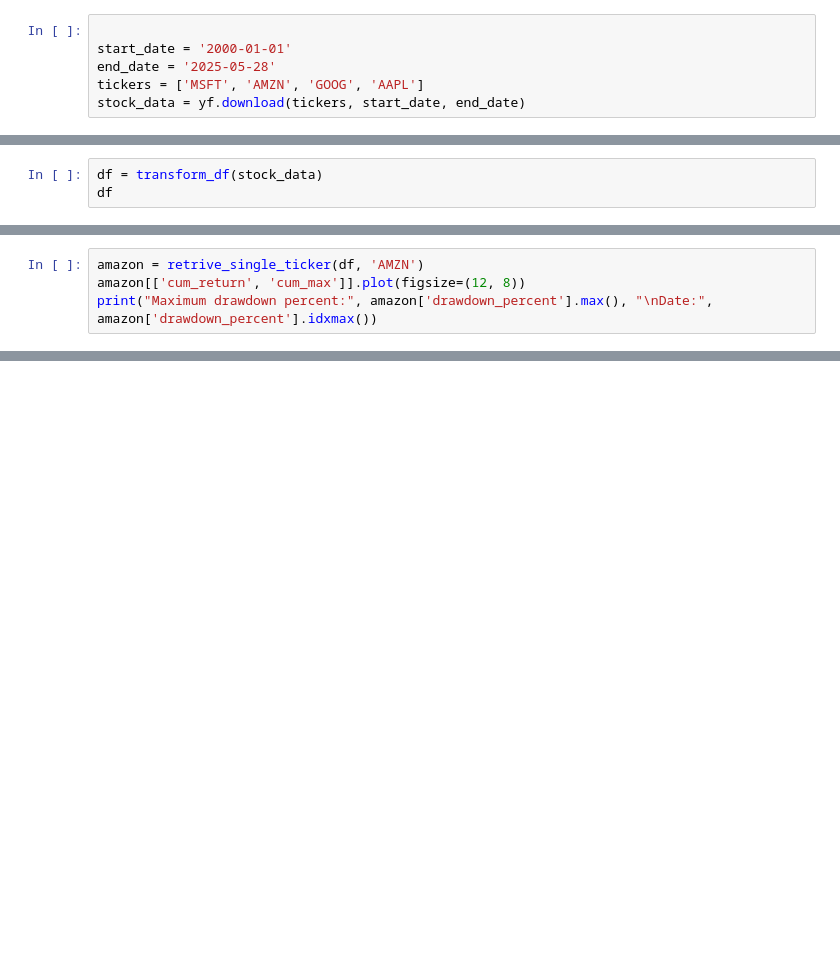
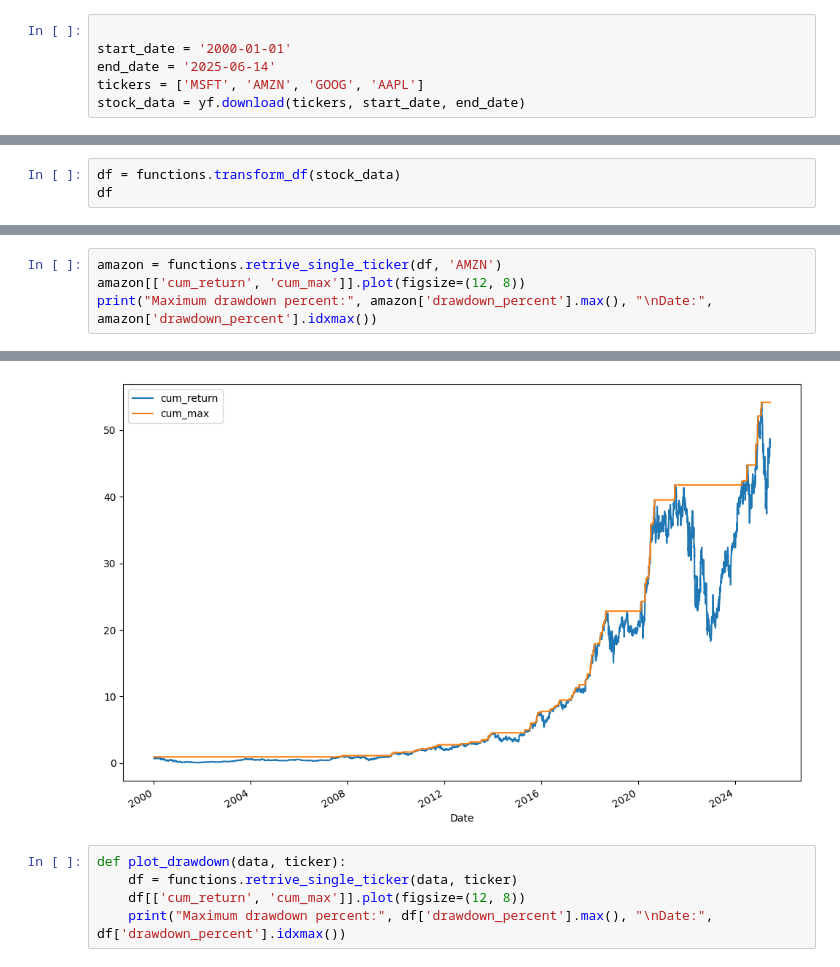
Before and after one commit to alexander-pr-andersson/quant-analysis, a Jupyter notebook: analyze.ipynb, the cells around one changed output, grey strips where cells are left out. Saved outputs shown, nothing was run; the diff lists cells and outputs as text; blank space fills up the shorter version.

```diff
--- a/analyze.ipynb
+++ b/analyze.ipynb
@@ -6,6 +8,6 @@ from matplotlib import pyplot as plt
 # %%
 
 start_date = '2000-01-01'
-end_date = '2025-05-28'
+end_date = '2025-06-14'
 tickers = ['MSFT', 'AMZN', 'GOOG', 'AAPL']
 stock_data = yf.download(tickers, start_date, end_date)
@@ -90,3 +17,3 @@ def retrive_single_ticker(df, ticker):
 # %%
-df = transform_df(stock_data)
+df = functions.transform_df(stock_data)
 df
@@ -93,4 +36,5 @@ df
 # %%
-amazon = retrive_single_ticker(df, 'AMZN')
+amazon = functions.retrive_single_ticker(df, 'AMZN')
 amazon[['cum_return', 'cum_max']].plot(figsize=(12, 8))
 print("Maximum drawdown percent:", amazon['drawdown_percent'].max(), "\nDate:", amazon['drawdown_percent'].idxmax())
+# %% [output]
@@ -96,0 +43,6 @@ print("Maximum drawdown percent:", amazon['drawdown_percent'].max(), "\nDate:",
+[figure, added]
+# %%
+def plot_drawdown(data, ticker):
+    df = functions.retrive_single_ticker(data, ticker)
+    df[['cum_return', 'cum_max']].plot(figsize=(12, 8))
+    print("Maximum drawdown percent:", df['drawdown_percent'].max(), "\nDate:", df['drawdown_percent'].idxmax())
```
Also changed, not shown: parts of 15 cells of this notebook, 1 other file.
